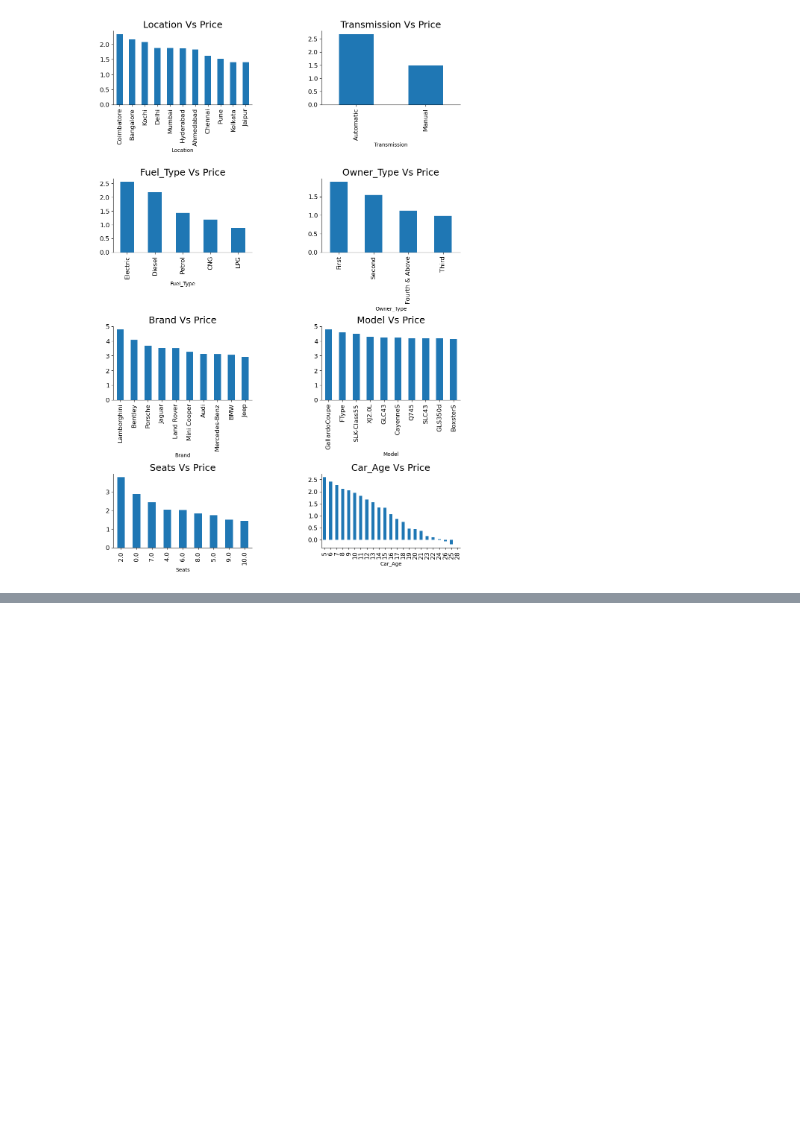
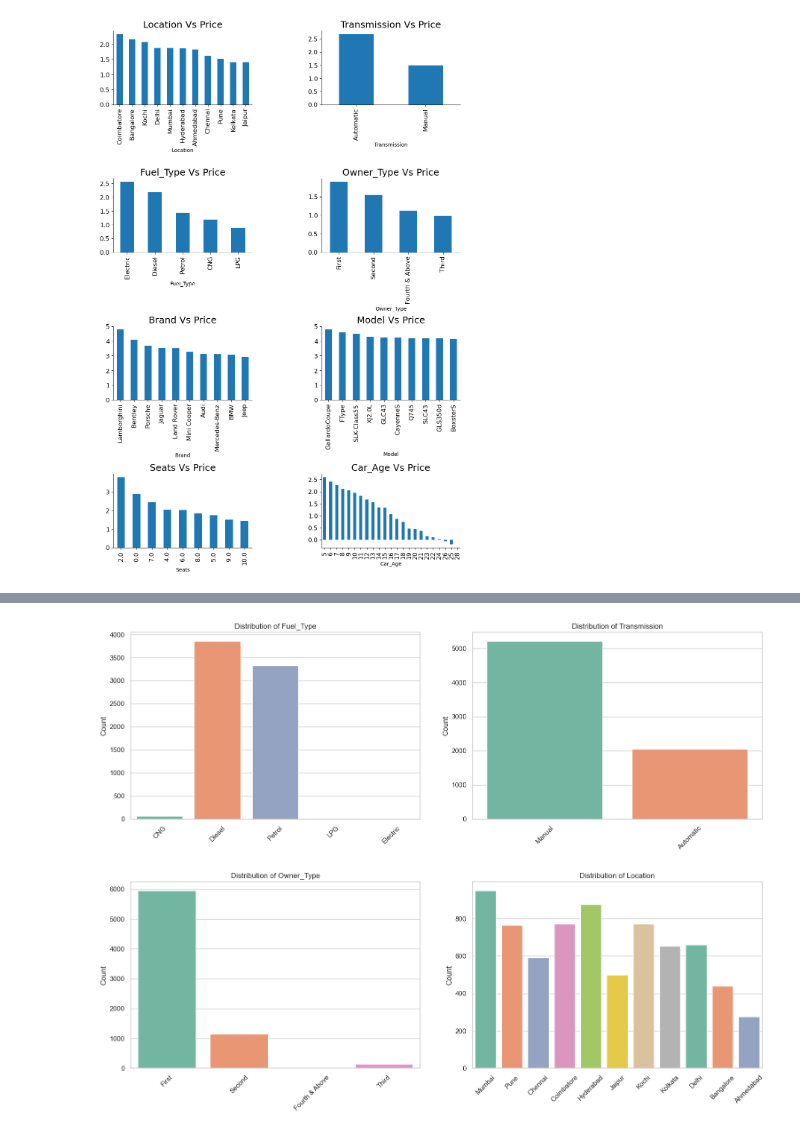
Before and after one commit to HectorGlz/Strategic-Thinking-Hector-Gonzalez-, a Jupyter notebook: Hector Eduardo Gonzalez Garza CA3 ST.ipynb, the cells around one changed output, grey strips where cells are left out. Cells and saved outputs as stored; diff of their text form; code cells hidden in the pictures; blank space fills up the shorter version.

```diff
--- a/Hector Eduardo Gonzalez Garza CA3 ST.ipynb
+++ b/Hector Eduardo Gonzalez Garza CA3 ST.ipynb
@@ -465,0 +490,17 @@ sns.despine()
+# %%
+# Count plots for categorical features on grid
+categorical_features = ['Fuel_Type', 'Transmission', 'Owner_Type', 'Location']
+fig, axes = plt.subplots(nrows=2, ncols=2, figsize=(16, 12))
+axes = axes.flatten()  # Flatten the array
+
+for i, feature in enumerate(categorical_features):
+    sns.countplot(x=feature, data=data, ax=axes[i], palette='Set2')
+    axes[i].set_title(f'Distribution of {feature}')
+    axes[i].set_xticklabels(axes[i].get_xticklabels(), rotation=45)
+    axes[i].set_xlabel('')
+    axes[i].set_ylabel('Count')
+
+fig.tight_layout(pad=3.0)
+plt.show()
+# %% [output]
+[figure, added]
```
Also changed, not shown: parts of 1 cell of this notebook.
